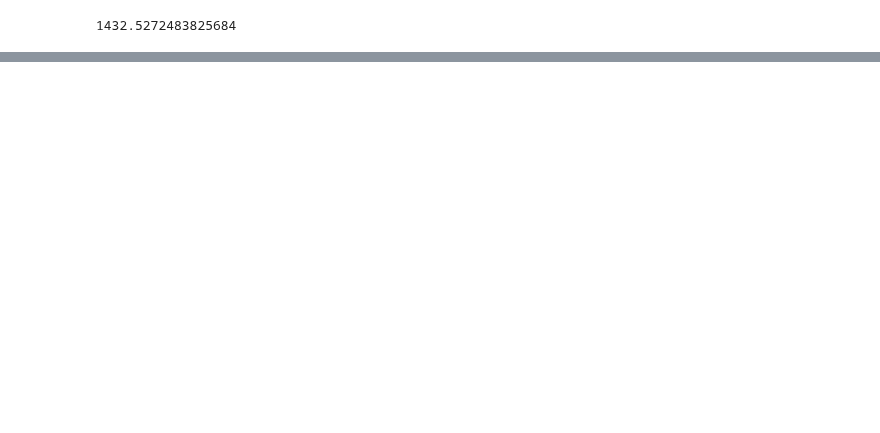
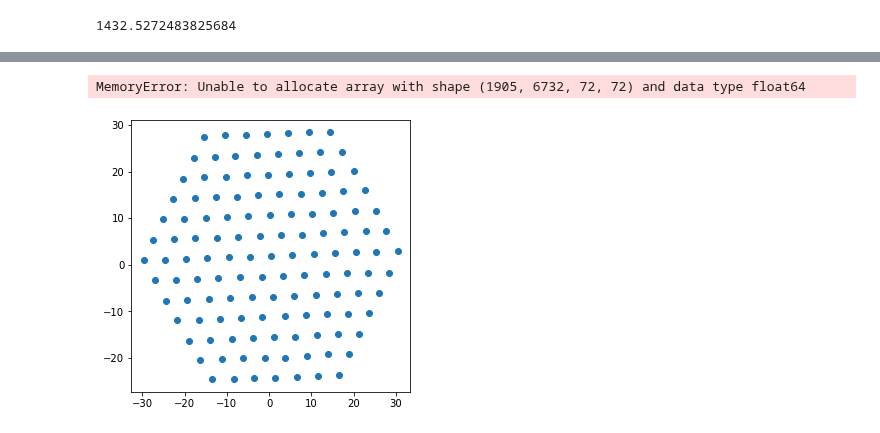
Before and after one commit to cbottrell/RealSim-IFS, a Jupyter notebook: MaNGA_RSS_File_test.ipynb, the cells around one changed output, grey strips where cells are left out. Cells and saved outputs as stored; diff of their text form; code cells hidden in the pictures; blank space fills up the shorter version.

```diff
--- a/MaNGA_RSS_File_test.ipynb
+++ b/MaNGA_RSS_File_test.ipynb
@@ -44,0 +190,21 @@ if not os.access(filename,0):
+# %%
+input_grid_dims = 36
+out_arcsec_per_pixel = 0.5
+output_grid_dims = int(input_grid_dims/out_arcsec_per_pixel)
+diam_cores_arcsec = 2.
+
+core_x_pixels,core_y_pixels,core_diameter_pixels = RealSim_IFS.Change_Coords(med_xpos,med_ypos,diam_cores_arcsec,
+                                                                 input_grid_dims=input_grid_dims,
+                                                                 output_grid_dims=output_grid_dims)
+
+fig,ax = plt.subplots(figsize=(5,5))
+
+ax.scatter(core_x_pixels[:127],core_y_pixels[:127])
+
+out_cube,weight_map = RealSim_IFS.Fiber_to_Grid(rss,core_x_pixels,core_y_pixels,core_diameter_pixels,
+                                                grid_dimensions_pixels=output_grid_dims,use_gaussian_weights=True,
+                                                gaussian_sigma_pixels=0.7/out_arcsec_per_pixel,
+                                                rlim_pixels=1.6/out_arcsec_per_pixel)
+# %% [output]
+MemoryError: Unable to allocate array with shape (1905, 6732, 72, 72) and data type float64
+[figure, added]
```
Also changed, not shown: parts of 15 cells of this notebook.
